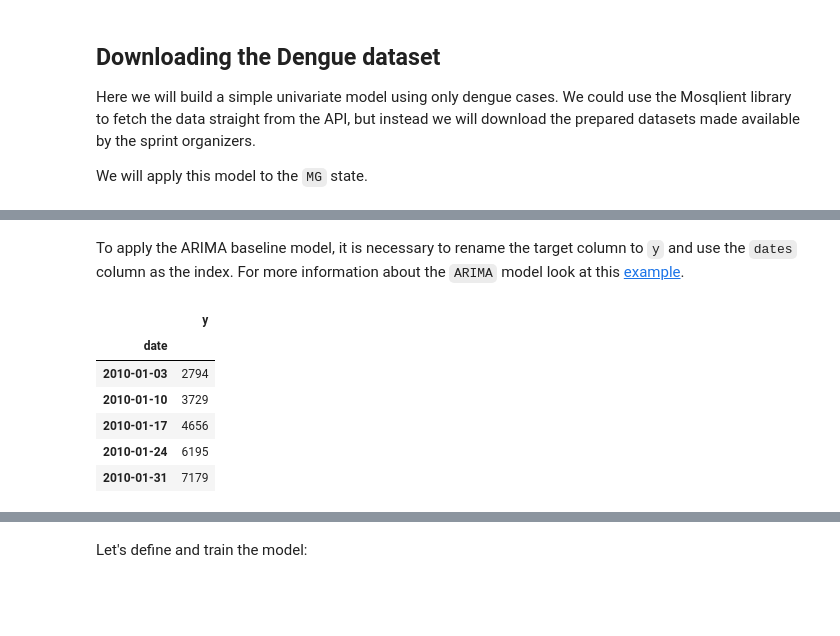
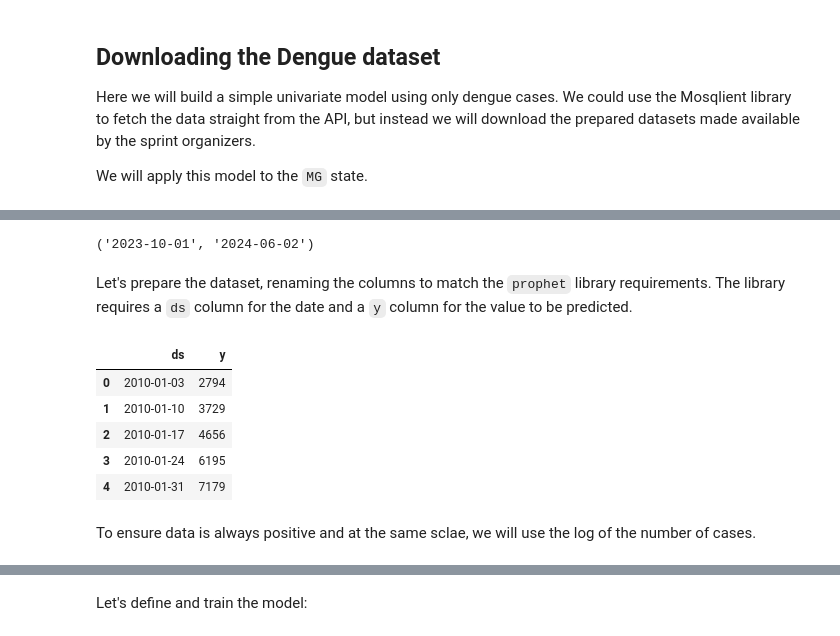
Before and after one commit to Mosqlimate-project/sprint-template-2025, a Jupyter notebook: Demo Notebooks/Python demo.ipynb, the cells around one changed output, grey strips where cells are left out. Cells and saved outputs as stored; diff of their text form; code cells hidden in the pictures; blank space fills up the shorter version.

```diff
--- a/Demo Notebooks/Python demo.ipynb
+++ b/Demo Notebooks/Python demo.ipynb
@@ -32,21 +35,29 @@ df.head()
 | 2010-01-03 | 2010 | 201001 | 0 | 3168903 | São Gotardo | 31082 | Noroeste | 3109 | ... |
 | 2010-01-03 | 2010 | 201001 | 0 | 3155405 | Juiz de Fora | 31097 | Sudeste | 3107 | ... |
 | 2010-01-03 | 2010 | 201001 | 0 | 3170602 | Piumhi | 31093 | Sul | 3101 | ... |
-# %% [markdown]
-To apply the ARIMA baseline model, it is necessary to rename the target column to `y` and use the `dates` column as the index. For more information about the `ARIMA` model look at this [example](https://github.com/Mosqlimate-project/mosqlimate-client/blob/main/docs/tutorials/baseline_model.ipynb).
+# %%
+start_date = str(Week(2023, 40).startdate())
+end_date = str(Week(2024, 23).startdate())
+start_date, end_date
+# %% [output]
+('2023-10-01', '2024-06-02')
+# %% [markdown]
+Let's prepare the dataset, renaming the columns to match the `prophet` library requirements. The library requires a `ds` column for the date and a `y` column for the value to be predicted.
 # %%
 df = df[['casos']]
 
 df = df.resample('W').sum()
 
-df = df.rename(columns = {'casos': 'y'})
+df.reset_index(inplace = True)
 
+df = df.rename(columns = {'casos': 'y', 'date': 'ds'})
 df.head()
 # %% [output]
-|  | y |
-| date |  |
-| 2010-01-03 | 2794 |
-| 2010-01-10 | 3729 |
-| 2010-01-17 | 4656 |
-| 2010-01-24 | 6195 |
-| 2010-01-31 | 7179 |
+|  | ds | y |
+| 0 | 2010-01-03 | 2794 |
+| 1 | 2010-01-10 | 3729 |
+| 2 | 2010-01-17 | 4656 |
+| 3 | 2010-01-24 | 6195 |
+| 4 | 2010-01-31 | 7179 |
+# %% [markdown]
+To ensure data is always positive and at the same sclae, we will use the log of the number of cases.
```
Also changed, not shown: parts of 20 cells of this notebook.
